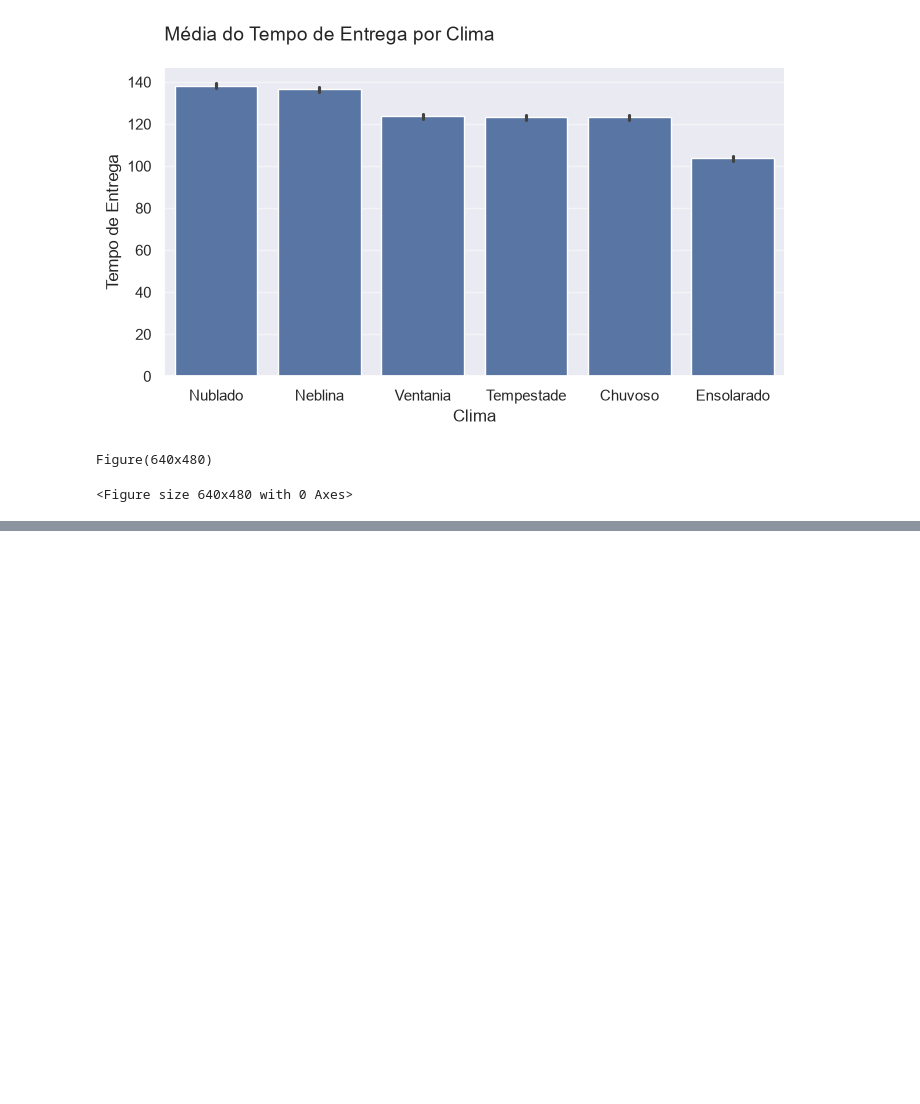
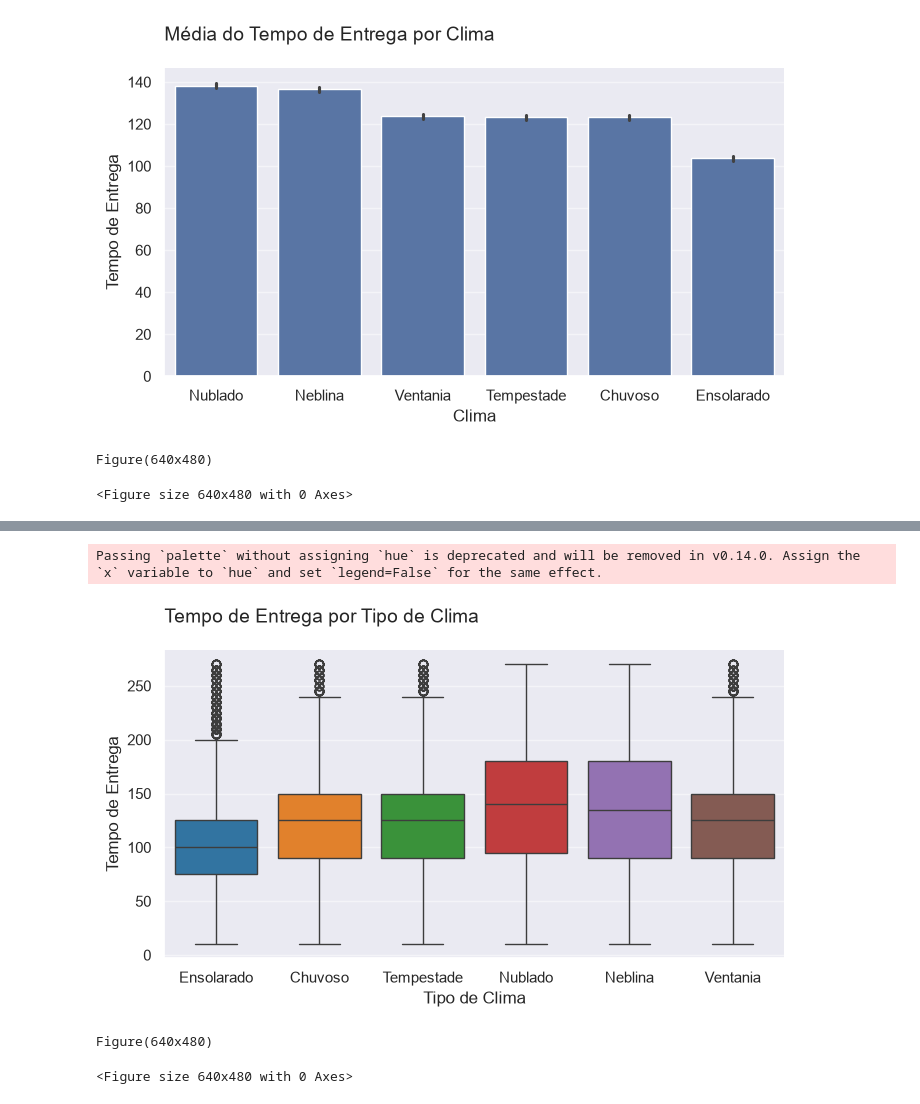
Before and after one commit to GuiMRDS/LangChain_analiseDeDados, a Jupyter notebook: agente.ipynb, the cells around one changed output, grey strips where cells are left out. Drawn from its saved outputs; the diff is of its cells as text; code cells hidden in the pictures; blank space fills up the shorter version.

```diff
--- a/agente.ipynb
+++ b/agente.ipynb
@@ -782,0 +799,9 @@ Figure(640x480)
+# %%
+resposta_grafico_4 = gerar_grafico.invoke("""Plote um boxplot do tempo de entrega para cada tipo de clima. Adicione uma paleta de cores categórica.""")
+
+print(resposta_grafico_4)
+# %% [output]
+Passing `palette` without assigning `hue` is deprecated and will be removed in v0.14.0. Assign the `x` variable to `hue` and set `legend=False` for the same effect.
+[figure, added]
+Figure(640x480)
+<Figure size 640x480 with 0 Axes>
```
Also changed, not shown: parts of 2 cells of this notebook.
